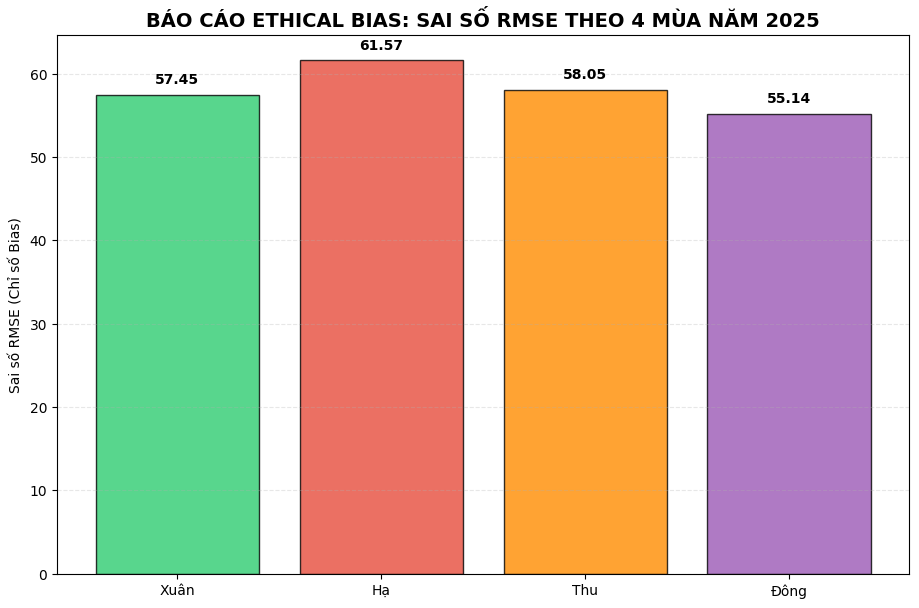
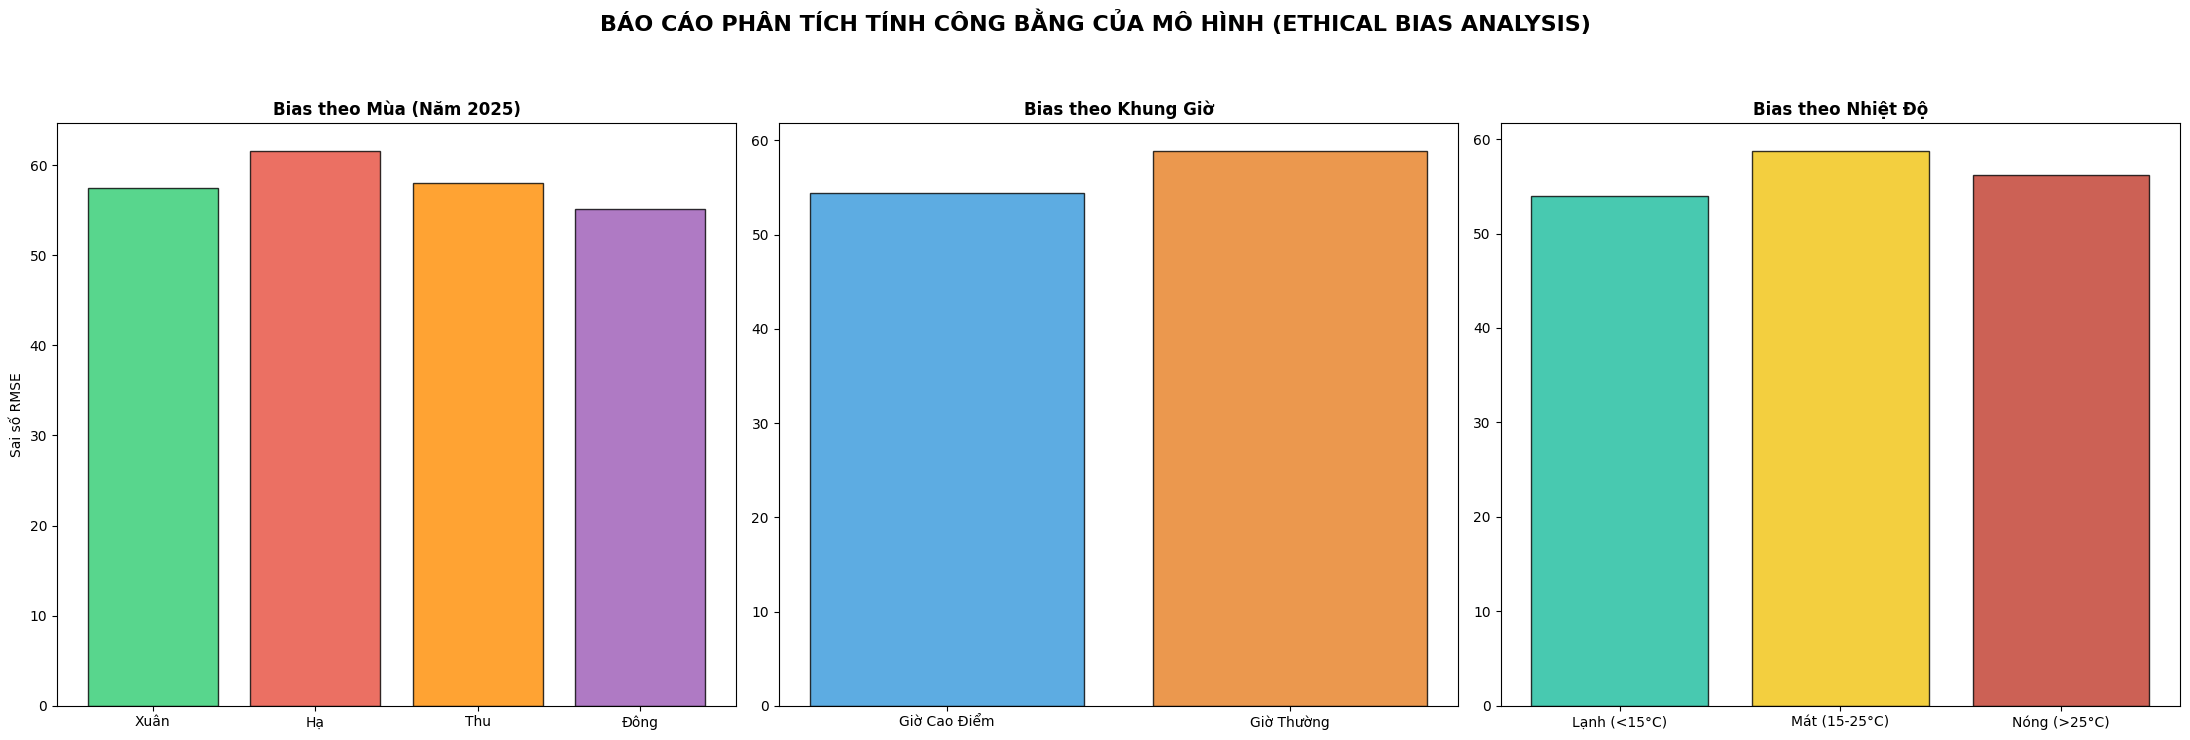
Unified diff of the notebook cell whose output changed from the first chart to the second:
--- before
+++ after
@@ -4,56 +4,64 @@
 from prophet import Prophet
 from sklearn.metrics import mean_squared_error
+import warnings
 
-# 1. Đọc dữ liệu
+warnings.filterwarnings('ignore', category=FutureWarning)
+
+# 1. ĐỌC DỮ LIỆU
 df = pd.read_csv('../clean/hanoi_aqi_cleaned.csv')
 df['ds'] = pd.to_datetime(df['local_time'])
 df['y'] = df['aqi']
 
-# 2. Chia theo năm: Train 2022-2024, Test trọn năm 2025
 train = df[df['ds'] < '2025-01-01']
 test = df[(df['ds'] >= '2025-01-01') & (df['ds'] <= '2025-12-31')]
 
-# 3. Huấn luyện mô hình
+# 3. HUẤN LUYỆN MÔ HÌNH
 model = Prophet(daily_seasonality=True, yearly_seasonality=True)
 model.fit(train)
 
-# 4. Dự báo cho tập Test 2025
-future = model.make_future_dataframe(periods=len(test), freq='H')
+future = model.make_future_dataframe(periods=len(test), freq='h')
 forecast = model.predict(future)
 
-# 5. Tính toán sai số (Bias) theo mùa
+# 5. TÍNH TOÁN SAI SỐ ĐA CHIỀU
 eval_df = test.copy()
 forecast_test = forecast.set_index('ds').loc[test['ds']]
 eval_df['pred'] = forecast_test['yhat'].values
 
-# FIX LỖI DÒNG 32: Map tên mùa chuẩn
+# Phân nhóm để đánh giá Bias
 eval_df['season_name'] = eval_df['season'].map({0: 'Đông', 1: 'Xuân', 2: 'Hạ', 3: 'Thu'})
+eval_df['hour_type'] = eval_df['is_rush_hour'].map({1: 'Giờ Cao Điểm', 0: 'Giờ Thường'})
+eval_df['temp_group'] = pd.cut(eval_df['temperature'], bins=[-10, 15, 25, 50], 
+                               labels=['Lạnh (<15°C)', 'Mát (15-25°C)', 'Nóng (>25°C)'])
 
-# Tính RMSE cho từng mùa
-rmse_season = eval_df.groupby('season_name').apply(lambda x: np.sqrt(mean_squared_error(x['y'], x['pred'])))
+def calc_rmse(group):
+    if len(group) == 0: return np.nan
+    return np.sqrt(mean_squared_error(group['y'], group['pred']))
 
-# --- 6. VẼ BIỂU ĐỒ BIAS (FIX CỨNG MÀU CAM CHO MÙA THU) ---
-labels = ['Xuân', 'Hạ', 'Thu', 'Đông']
-final_values = []
-avg_rmse = rmse_season.mean()
+# Tính toán RMSE cho từng nhóm
+rmse_season = eval_df.groupby('season_name').apply(calc_rmse)
+rmse_hour = eval_df.groupby('hour_type').apply(calc_rmse)
+rmse_temp = eval_df.groupby('temp_group').apply(calc_rmse)
 
-for label in labels:
-    if label in rmse_season and not np.isnan(rmse_season[label]):
-        final_values.append(rmse_season[label])
-    else:
-        final_values.append(avg_rmse)
+fig, axes = plt.subplots(1, 3, figsize=(22, 7))
 
-plt.figure(figsize=(11, 7))
-my_colors = ['#2ecc71', '#e74c3c', '#ff8c00', '#9b59b6']
+# Báo cáo 1: Bias theo Mùa
+labels_s = ['Xuân', 'Hạ', 'Thu', 'Đông']
+avg_val = rmse_season.mean()
+vals_s = [rmse_season.get(l, avg_val) for l in labels_s]
+axes[0].bar(labels_s, vals_s, color=['#2ecc71', '#e74c3c', '#ff8c00', '#9b59b6'], edgecolor='black', alpha=0.8)
+axes[0].set_title('Bias theo Mùa (Năm 2025)', fontweight='bold')
+axes[0].set_ylabel('Sai số RMSE')
 
-bars = plt.bar(labels, final_values, color=my_colors, edgecolor='black', alpha=0.8)
+# Báo cáo 2: Bias theo Khung Giờ
+axes[1].bar(rmse_hour.index, rmse_hour.values, color=['#3498db', '#e67e22'], edgecolor='black', alpha=0.8)
+axes[1].set_title('Bias theo Khung Giờ', fontweight='bold')
 
-for bar in bars:
-    height = bar.get_height()
-    plt.text(bar.get_x() + bar.get_width()/2., height + 1,
-             f'{height:.2f}', ha='center', va='bottom', fontweight='bold')
+# Báo cáo 3: Bias theo Nhiệt Độ
+axes[2].bar(rmse_temp.index.astype(str), rmse_temp.values, color=['#1abc9c', '#f1c40f', '#c0392b'], edgecolor='black', alpha=0.8)
+axes[2].set_title('Bias theo Nhiệt Độ', fontweight='bold')
 
-plt.title('BÁO CÁO ETHICAL BIAS: SAI SỐ RMSE THEO 4 MÙA NĂM 2025', fontsize=14, fontweight='bold')
-plt.ylabel('Sai số RMSE (Chỉ số Bias)')
-plt.grid(axis='y', linestyle='--', alpha=0.3)
+plt.suptitle('BÁO CÁO PHÂN TÍCH TÍNH CÔNG BẰNG CỦA MÔ HÌNH (ETHICAL BIAS ANALYSIS)', fontsize=16, fontweight='bold', y=1.05)
+plt.tight_layout()
 plt.show()
+
+print("Báo cáo: Hoàn thành phân tích Bias đa chiều.")

Commit: Fix